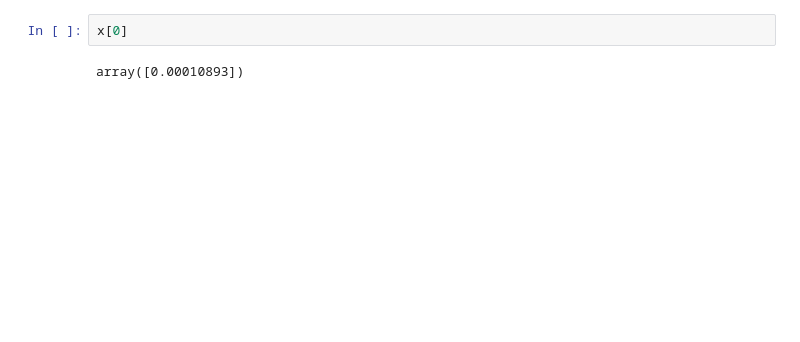
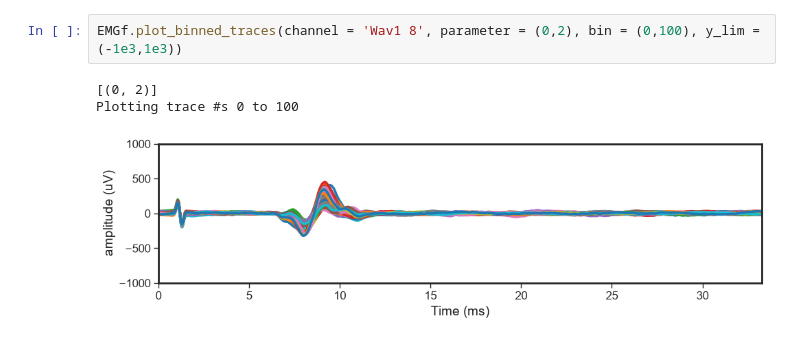
Before and after one commit to ludwig-lab/pyeCAP, a Jupyter notebook: dev/KC_pulseDRC.ipynb, the cells around one changed output. Cells and saved outputs as stored; diff of their text form; blank space fills up the shorter version.

```diff
--- a/dev/KC_pulseDRC.ipynb
+++ b/dev/KC_pulseDRC.ipynb
@@ -87,6 +200,8 @@ np.int64(146)
 # %%
-x[0]
+EMGf.plot_binned_traces(channel = 'Wav1 8', parameter = (0,2), bin = (0,100), y_lim = (-1e3,1e3))
 # %% [output]
-array([0.00010893])
+[(0, 2)]
+Plotting trace #s 0 to 100
+[figure, added]
 # %%
 x[0][0]
```
Also changed, not shown: parts of 10 cells of this notebook, 1 other file.
